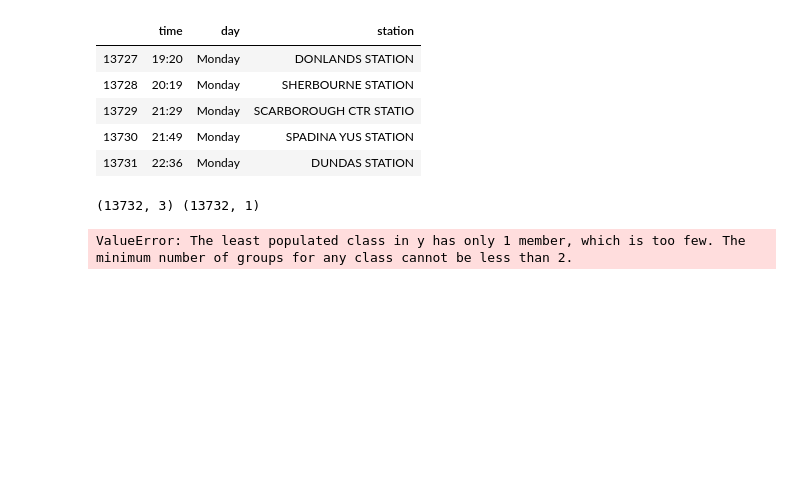
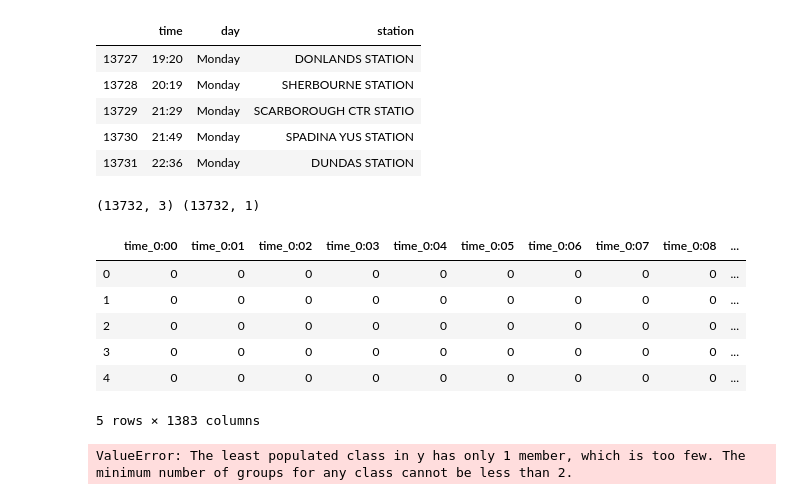
Before and after one commit to jnnhuynh-web/TTC-Subway-Delay-Dashboard-2018-2019, a Jupyter notebook: Machine Learning/trying ml j.ipynb, the cells around one changed output. Cells and saved outputs as stored; diff of their text form; code cells hidden in the pictures; blank space fills up the shorter version.

Commit message:
get dummie

```diff
--- a/Machine Learning/trying ml j.ipynb
+++ b/Machine Learning/trying ml j.ipynb
@@ -119,6 +118,19 @@ X.tail()
 print(X.shape, y.shape)
 # %% [output]
 (13732, 3) (13732, 1)
+# %%
+datax = X.copy()
+
+data_encoded= pd.get_dummies(datax)
+data_encoded.head()
+# %% [output]
+|  | time_0:00 | time_0:01 | time_0:02 | time_0:03 | time_0:04 | time_0:05 | time_0:06 | time_0:07 | time_0:08 | ... |
+| 0 | 0 | 0 | 0 | 0 | 0 | 0 | 0 | 0 | 0 | ... |
+| 1 | 0 | 0 | 0 | 0 | 0 | 0 | 0 | 0 | 0 | ... |
+| 2 | 0 | 0 | 0 | 0 | 0 | 0 | 0 | 0 | 0 | ... |
+| 3 | 0 | 0 | 0 | 0 | 0 | 0 | 0 | 0 | 0 | ... |
+| 4 | 0 | 0 | 0 | 0 | 0 | 0 | 0 | 0 | 0 | ... |
+5 rows × 1383 columns
 # %%
 from sklearn.model_selection import train_test_split
 from sklearn.preprocessing import LabelEncoder, MinMaxScaler
```
Also changed, not shown: parts of 5 cells of this notebook.
